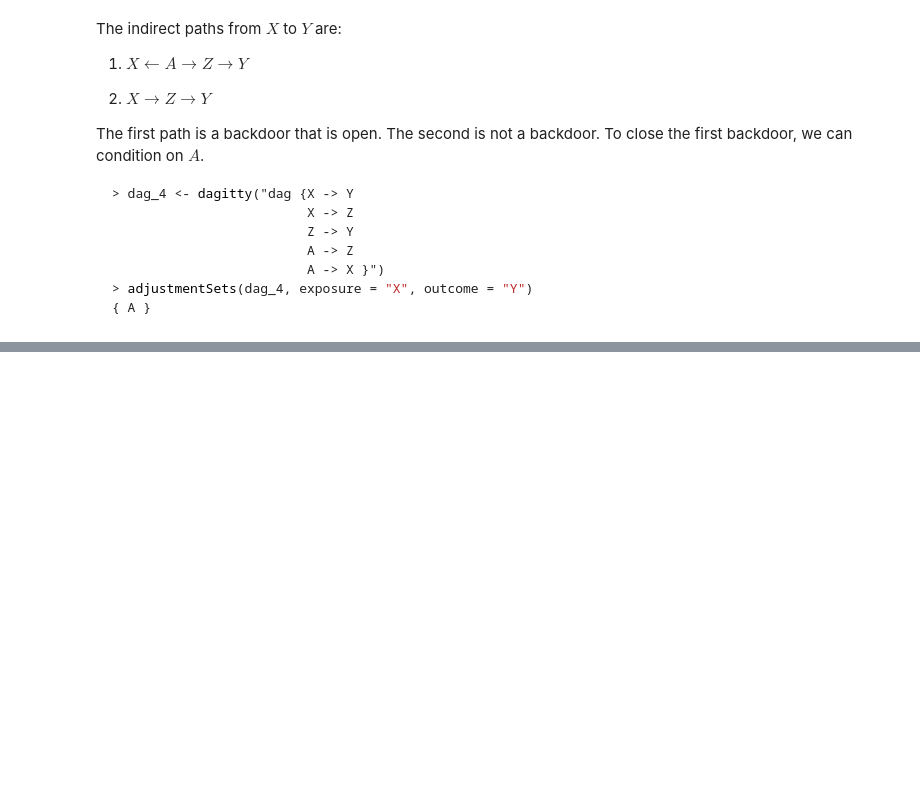
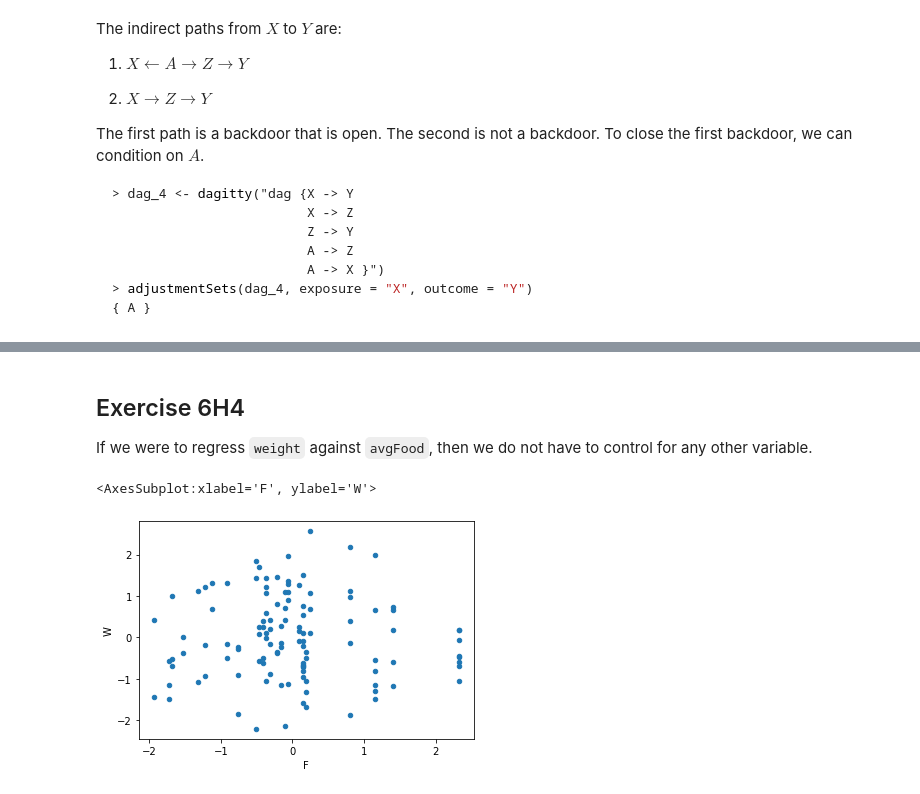
Before and after one commit to somnath1077/statistical_rethinking, a Jupyter notebook: code/ch06/nb05_select_exercises.ipynb, the cells around one changed output, grey strips where cells are left out. Saved outputs shown, nothing was run; the diff lists cells and outputs as text; code cells hidden in the pictures; blank space fills up the shorter version.

```diff
--- a/code/ch06/nb05_select_exercises.ipynb
+++ b/code/ch06/nb05_select_exercises.ipynb
@@ -136,0 +241,9 @@ The first path is a backdoor that is open. The second is not a backdoor. To clos
+# %% [markdown]
+## Exercise 6H4
+
+If we were to regress `weight` against `avgFood`, then we do not have to control for any other variable.
+# %%
+df.plot.scatter(x='F', y='W')
+# %% [output]
+<AxesSubplot:xlabel='F', ylabel='W'>
+[figure, added]
```
Also changed, not shown: parts of 18 cells of this notebook.
